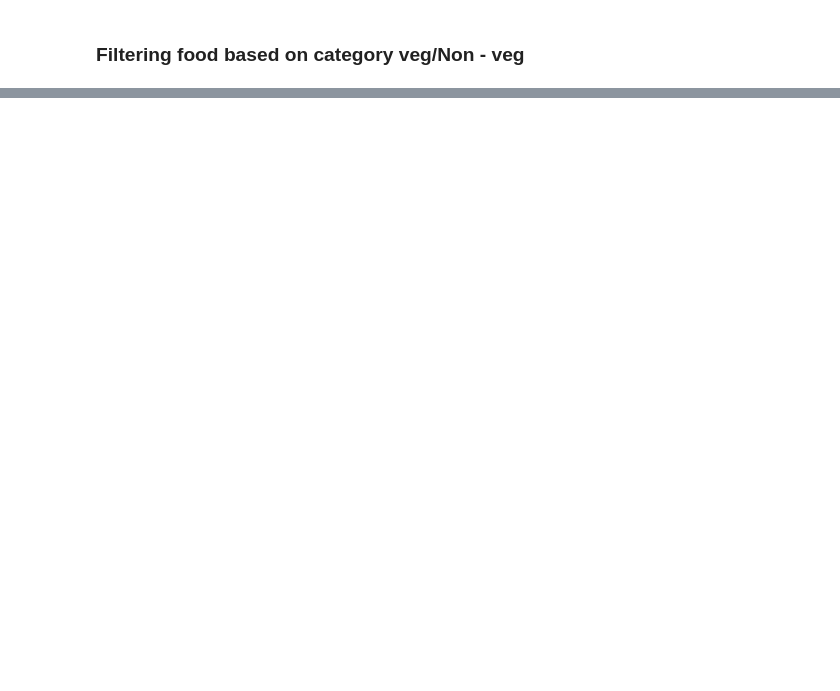
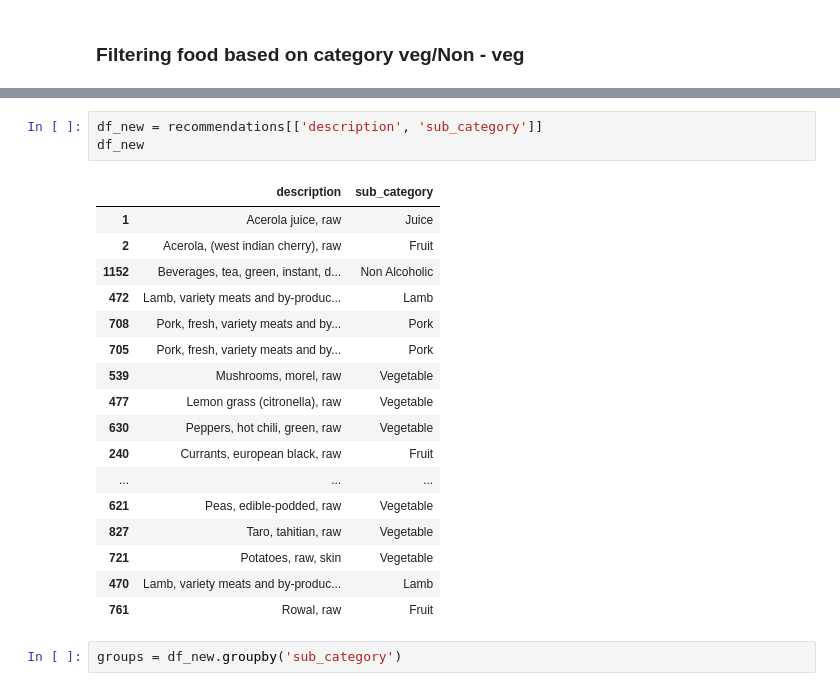
Before and after one commit to MinhasAlungal/culinary_compass, a Jupyter notebook: notebooks/EDA.ipynb, the cells around one changed output, grey strips where cells are left out. Saved outputs shown, nothing was run; the diff lists cells and outputs as text; blank space fills up the shorter version.

```diff
--- a/notebooks/EDA.ipynb
+++ b/notebooks/EDA.ipynb
@@ -360,0 +362,23 @@ array(['Veg', 'Non-veg', 'Non Alcoholic'], dtype=object)
+# %%
+df_new = recommendations[['description', 'sub_category']]
+df_new
+# %% [output]
+|  | description | sub_category |
+| 1 | Acerola juice, raw | Juice |
+| 2 | Acerola, (west indian cherry), raw | Fruit |
+| 1152 | Beverages, tea, green, instant, d... | Non Alcoholic |
+| 472 | Lamb, variety meats and by-produc... | Lamb |
+| 708 | Pork, fresh, variety meats and by... | Pork |
+| 705 | Pork, fresh, variety meats and by... | Pork |
+| 539 | Mushrooms, morel, raw | Vegetable |
+| 477 | Lemon grass (citronella), raw | Vegetable |
+| 630 | Peppers, hot chili, green, raw | Vegetable |
+| 240 | Currants, european black, raw | Fruit |
+| ... | ... | ... |
+| 621 | Peas, edible-podded, raw | Vegetable |
+| 827 | Taro, tahitian, raw | Vegetable |
+| 721 | Potatoes, raw, skin | Vegetable |
+| 470 | Lamb, variety meats and by-produc... | Lamb |
+| 761 | Rowal, raw | Fruit |
+# %%
+groups = df_new.groupby('sub_category')
```
Also changed, not shown: parts of 8 cells of this notebook.
